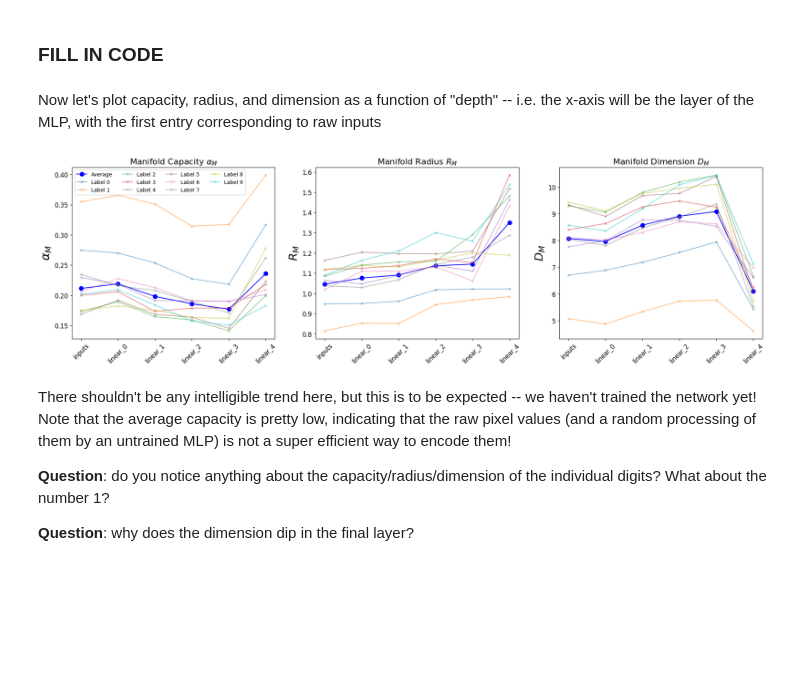
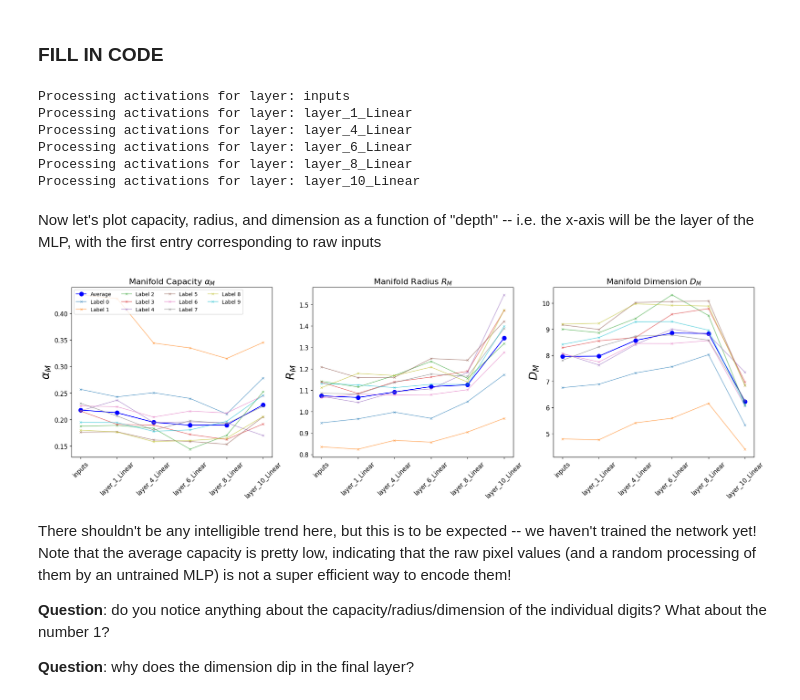
Before and after one commit to SamBT/manifold-capacity-tutorial-iaifi25, a Jupyter notebook: Tutorial_2_neuralNets.ipynb, the cells around one changed output. Drawn from its saved outputs; the diff is of its cells as text; code cells hidden in the pictures; blank space fills up the shorter version.

```diff
--- a/Tutorial_2_neuralNets.ipynb
+++ b/Tutorial_2_neuralNets.ipynb
@@ -354,3 +237,10 @@ activations_untrained, layer_names = extract_activations(mnist_model, test_image
+# %%
+# Define a dataloader for the test set and extract activations for 1000 test samples
+num_test_samples = 1000
+test_loader = torch.utils.data.DataLoader(test_dataset, batch_size=num_test_samples)
+test_images, test_labels = next(iter(test_loader))
+layer_types = ['Linear'] # type of layers to extract activations from; our MLP only has Linear layers
+activations_untrained, layer_names = extractor(mnist_model, test_images, test_labels, layer_types=layer_types)
 # %% [markdown]
 Before training, let's use our manifold capacity tools to analyze the input data and the untrained MLP. Samples from each MNIST digit (10 classes, digits 0-9) correspond to our manifold point clouds. We want to compute the manifold capacity, radius, and dimension for each of these classes at each level of processing (input data, 1st layer activations, 2nd layer activations, etc.) and see how they evolve.
 
@@ -412,47 +294,20 @@ def capacity_analysis(activations, layer_names, num_per_label=20, correlation_co
 # %%
-alphas, radii, dims, mean_alphas, mean_radii, mean_dims = capacity_analysis(activations_untrained, layer_names, num_per_label=20)
+alphas, radii, dims, mean_alphas, mean_radii, mean_dims, labels = capacity_analysis(activations_untrained, num_per_label=20)
+# %% [output]
+Processing activations for layer: inputs
+Processing activations for layer: layer_1_Linear
+Processing activations for layer: layer_4_Linear
+Processing activations for layer: layer_6_Linear
+Processing activations for layer: layer_8_Linear
+Processing activations for layer: layer_10_Linear
 # %% [markdown]
 Now let's plot capacity, radius, and dimension as a function of "depth" -- i.e. the x-axis will be the layer of the MLP, with the first entry corresponding to raw inputs
 # %%
-# Create a figure with 3 subplots side by side
-fig, axes = plt.subplots(1, 3, figsize=(24, 6))
+from helpers.plotting import network_capacity_summary
 
-# X-axis labels for all plots
-x_labels = ['inputs'] + layer_names
-x_values = np.arange(len(x_labels))
-
-# Plot alpha values (a)
-plt.sca(axes[0])
-plt.plot(x_values, mean_alphas, 'o-', color='blue', markersize=8,label='Average')
-for l in mnist_labels:
-    plt.plot(x_values, alphas[l], 'x-', markersize=4, alpha=0.5, label=f'Label {l}')
-plt.legend(loc='upper left', fontsize=10,ncol=4)
-plt.xticks(x_values, labels=x_labels, rotation=45, fontsize=12)
-plt.title(r"Manifold Capacity $\alpha_M$",fontsize=16)
-plt.ylabel(r"$\alpha_M$", fontsize=22)
-plt.yticks(fontsize=12)
-
-# Plot R values (a)
-plt.sca(axes[1])
-plt.plot(x_values, mean_radii, 'o-', color='blue', markersize=8)
-for l in mnist_labels:
-    plt.plot(x_values, radii[l], 'x-', markersize=4, alpha=0.5)
-plt.xticks(x_values, labels=x_labels, rotation=45, fontsize=12)
-plt.title(r"Manifold Radius $R_M$",fontsize=16)
-plt.ylabel(r"$R_M$", fontsize=22)
-plt.yticks(fontsize=12)
-
-# Plot D values (a)
-plt.sca(axes[2])
-plt.plot(x_values, mean_dims, 'o-', color='blue', markersize=8)
-for l in mnist_labels:
-    plt.plot(x_values, dims[l], 'x-', markersize=4, alpha=0.5)
-plt.xticks(x_values, labels=x_labels, rotation=45, fontsize=12)
-plt.title(r"Manifold Dimension $D_M$",fontsize=16)
-plt.ylabel(r"$D_M$", fontsize=22)
-_=plt.yticks(fontsize=12)
+network_capacity_summary(alphas,radii,dims,mean_alphas,mean_radii,mean_dims,layer_names,labels)
 # %% [output]
-[figure, old version]
+[figure, new version]
 # %% [markdown]
 There shouldn't be any intelligible trend here, but this is to be expected -- we haven't trained the network yet! Note that the average capacity is pretty low, indicating that the raw pixel values (and a random processing of them by an untrained MLP) is not a super efficient way to encode them!
 
```
Also changed, not shown: parts of 42 cells of this notebook, 9 other files.
